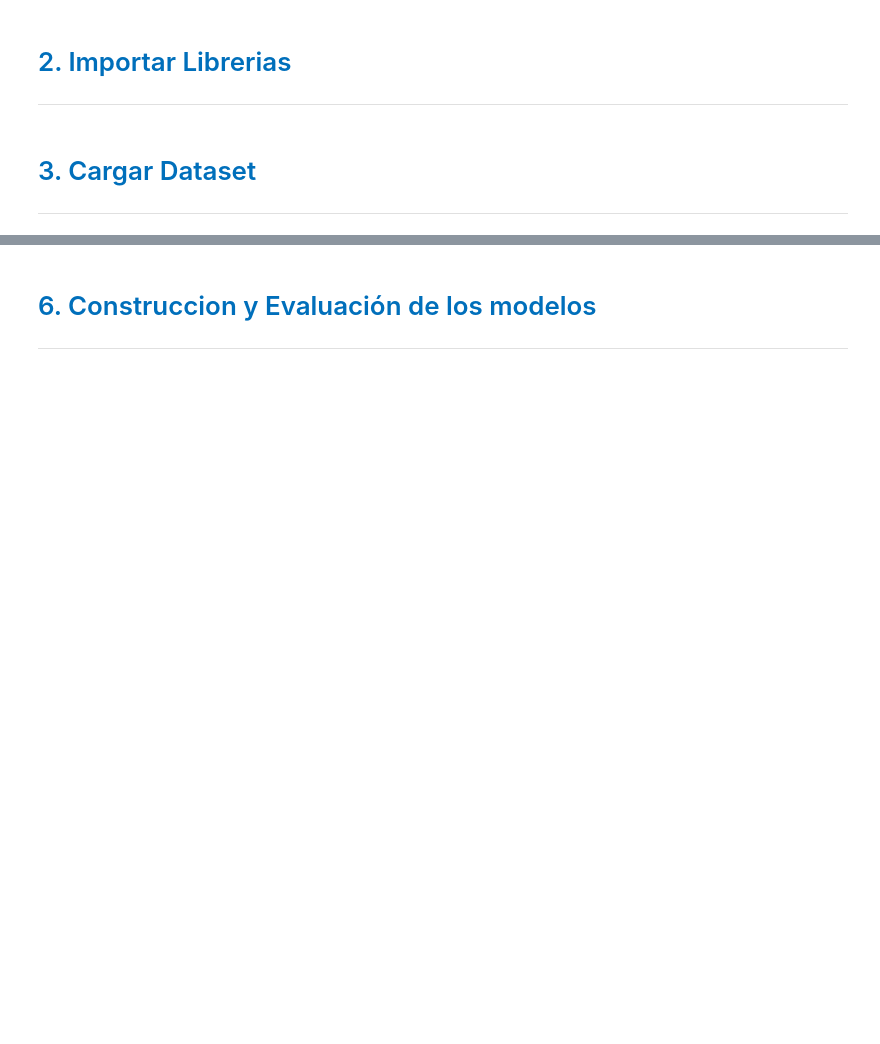
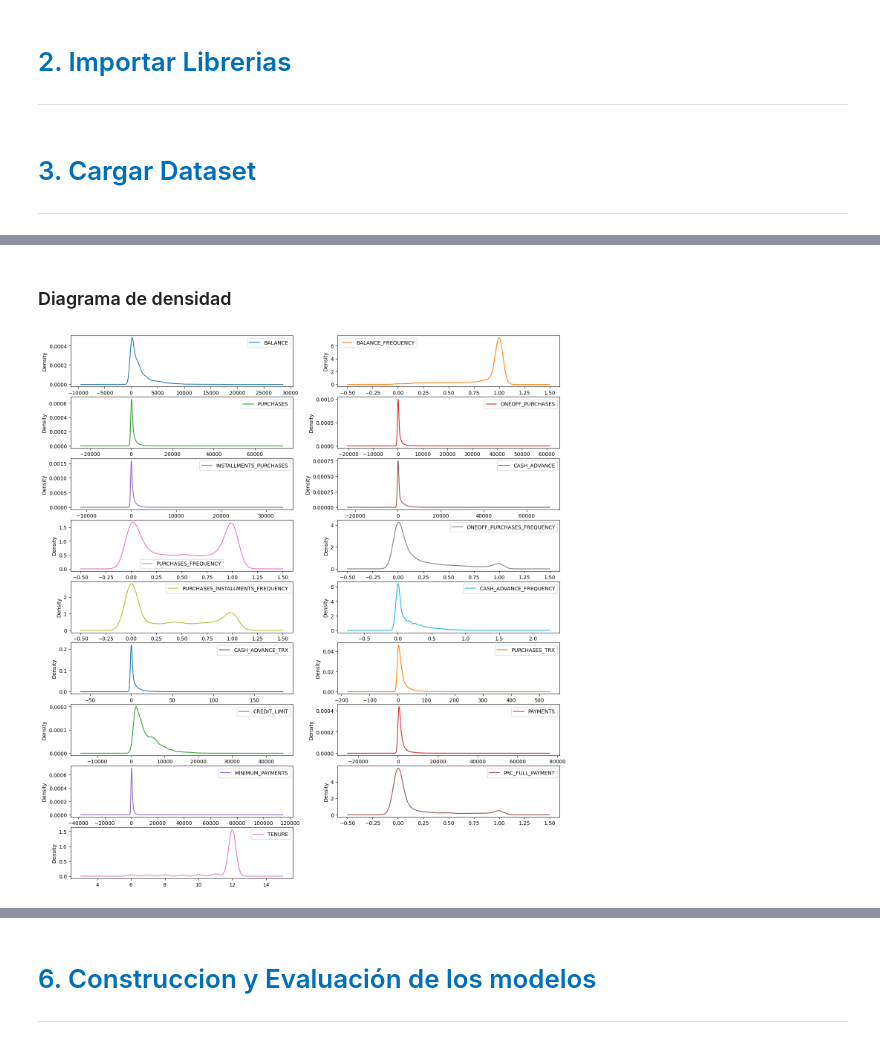
Before and after one commit to Ael-Dev/projects-of-data-science-applied-to-business, a Jupyter notebook: end_to_end/market_segmentation.ipynb/End_to_End_Customer_Segmentation.ipynb, the cells around one changed output, grey strips where cells are left out. Saved outputs shown, nothing was run; the diff lists cells and outputs as text; code cells hidden in the pictures; blank space fills up the shorter version.

```diff
--- a/end_to_end/market_segmentation.ipynb/End_to_End_Customer_Segmentation.ipynb
+++ b/end_to_end/market_segmentation.ipynb/End_to_End_Customer_Segmentation.ipynb
@@ -60,0 +252,11 @@ ___
+# %% [markdown]
+### Diagrama de densidad
+# %%
+%matplotlib inline
+# Univariate Histograms
+fig = plt.figure(figsize=(17,19))
+ax = fig.gca()
+df.plot(ax=ax, kind='density', subplots=True, layout= (9,2), sharex=False)
+plt.show()
+# %% [output]
+[figure, added]
```
Also changed, not shown: parts of 28 cells of this notebook.
